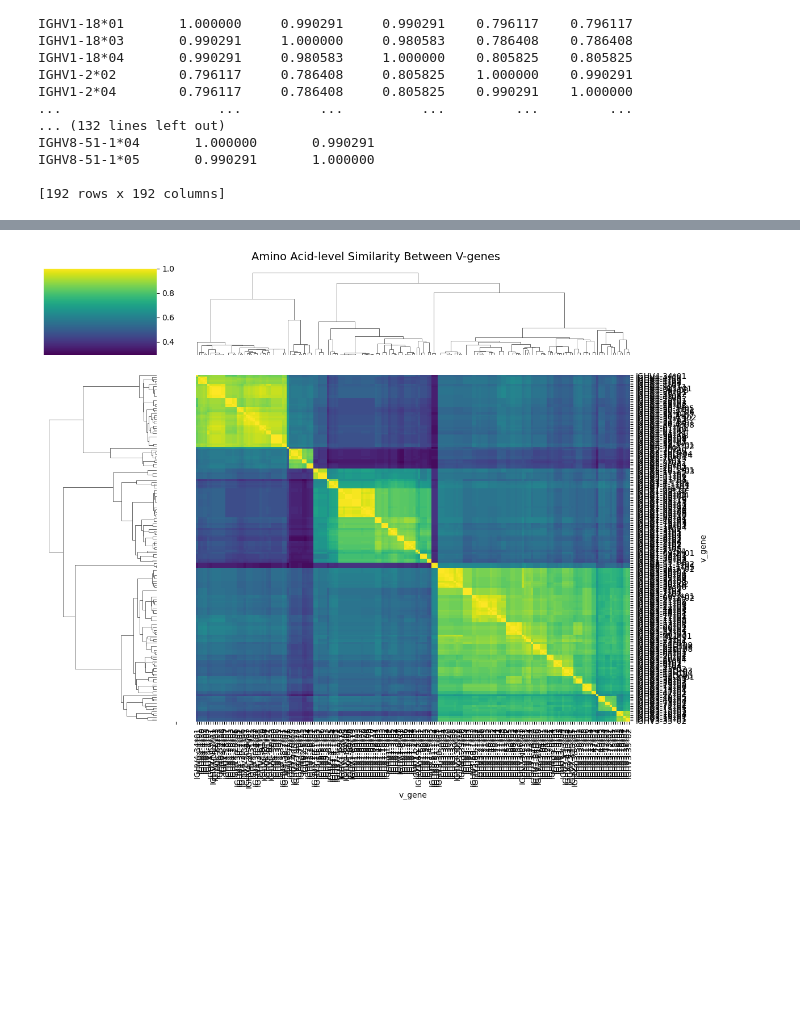
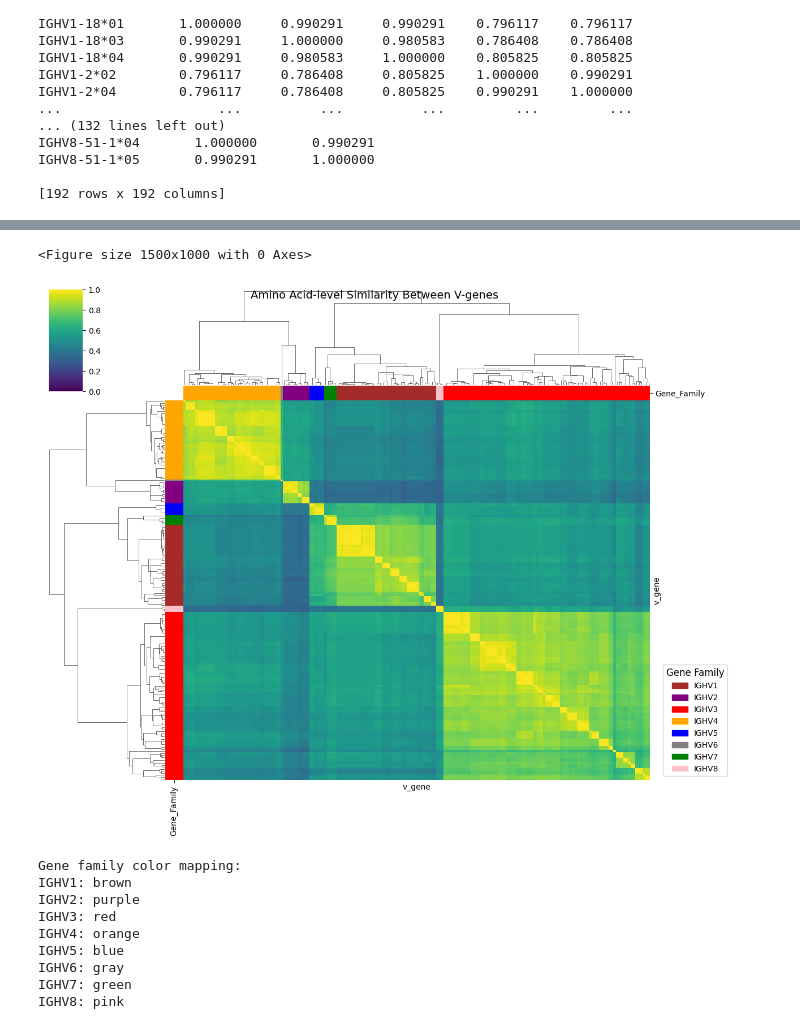
Before and after one commit to matsengrp/dasm-epistasis-experiments, a Jupyter notebook: germline.ipynb, the cells around one changed output, grey strips where cells are left out. Drawn from its saved outputs; the diff is of its cells as text; code cells hidden in the pictures; blank space fills up the shorter version.

```diff
--- a/germline.ipynb
+++ b/germline.ipynb
@@ -254,34 +226,78 @@ ValueError: Invalid RGBA argument: 'e'
 # %%
+import seaborn as sns
+import pandas as pd
+import matplotlib.pyplot as plt
+import matplotlib.patches as mpatches
+
 # Create gene family dictionary
 gene_family_dict = {i[1]: i[2] for i in list(codons_df[['v_gene', 'v_family']].drop_duplicates().itertuples())}
 
 # Clean the gene names (remove allele info like *01, *02, etc.)
 gene_family_dict_clean = {}
 for gene, family in gene_family_dict.items():
-    # Remove allele info (e.g., "IGHV1-2*01" -> "IGHV1-2")
-    clean_gene = gene.split('*')[0]
-    gene_family_dict_clean[clean_gene] = family
+  clean_gene = gene.split('*')[0]
+  gene_family_dict_clean[clean_gene] = family
 
-# Get unique categories and assign colors automatically
+# Get unique categories and assign named colors
 unique_cats = list(set(gene_family_dict_clean.values()))
-colors = sns.color_palette("Set1", len(unique_cats))
-category_colors = dict(zip(unique_cats, colors))
+named_colors = ['red', 'blue', 'green', 'orange', 'purple', 'brown', 'pink', 'gray']
+category_colors_named = dict(zip(unique_cats, named_colors[:len(unique_cats)]))
 
 # Apply same cleaning to index and map to colors
 clean_index = [gene.split('*')[0] for gene in aa_similarity.index]
-row_colors = pd.Series(clean_index).map(gene_family_dict_clean).map(category_colors)
+clean_columns = [gene.split('*')[0] for gene in aa_similarity.columns]
 
-# Create the clustermap
-sns.clustermap(aa_similarity,
-               cmap='viridis',
-               xticklabels=True,
-               yticklabels=True,
-               square=True,
-               row_colors=row_colors,
-               figsize=(12, 10))
+# Create row_colors and col_colors as DataFrames with proper index
+row_colors_df = pd.DataFrame({
+  'Gene_Family': pd.Series(clean_index, index=aa_similarity.index).map(gene_family_dict_clean).map(category_colors_named)
+})
 
-plt.suptitle('Amino Acid-level Similarity Between V-genes', fontsize=14, y=0.98)
-plt.tight_layout()
+col_colors_df = pd.DataFrame({
+  'Gene_Family': pd.Series(clean_columns, index=aa_similarity.columns).map(gene_family_dict_clean).map(category_colors_named)
+})
+
+# Create the clustermap with more space for legend
+plt.figure(figsize=(15, 10))  # Make figure wider
+g = sns.clustermap(aa_similarity,
+                 cmap='viridis',
+                 square=True,
+                 xticklabels=False,
+                 yticklabels=False,
+                 row_colors=row_colors_df,
+                 col_colors=col_colors_df,
+                 figsize=(12, 10),
+                 vmin=0, vmax=1)  # Set maximum value for color scale
+
+# Add title
+g.fig.suptitle('Amino Acid-level Similarity Between V-genes', fontsize=14, y=0.98)
+
+# Add legend for gene family colors - positioned in bottom right corner
+legend_patches = [mpatches.Patch(color=color, label=family)
+               for family, color in sorted(category_colors_named.items())]
+
+# Position the legend in the bottom right, outside the heatmap
+g.ax_heatmap.legend(handles=legend_patches,
+                  bbox_to_anchor=(1.02, 0),
+                  loc='lower left',
+                  title='Gene Family',
+                  title_fontsize=12,
+                  fontsize=10)
+
 plt.show()
+
+# Print the color mapping
+print("Gene family color mapping:")
+for family, color in sorted(category_colors_named.items()):
+  print(f"{family}: {color}")
 # %% [output]
+<Figure size 1500x1000 with 0 Axes>
-[figure, old version]
+[figure, new version]
+Gene family color mapping:
+IGHV1: brown
+IGHV2: purple
+IGHV3: red
+IGHV4: orange
+IGHV5: blue
+IGHV6: gray
+IGHV7: green
+IGHV8: pink
```
Also changed, not shown: parts of 9 cells of this notebook, 1 other file.
